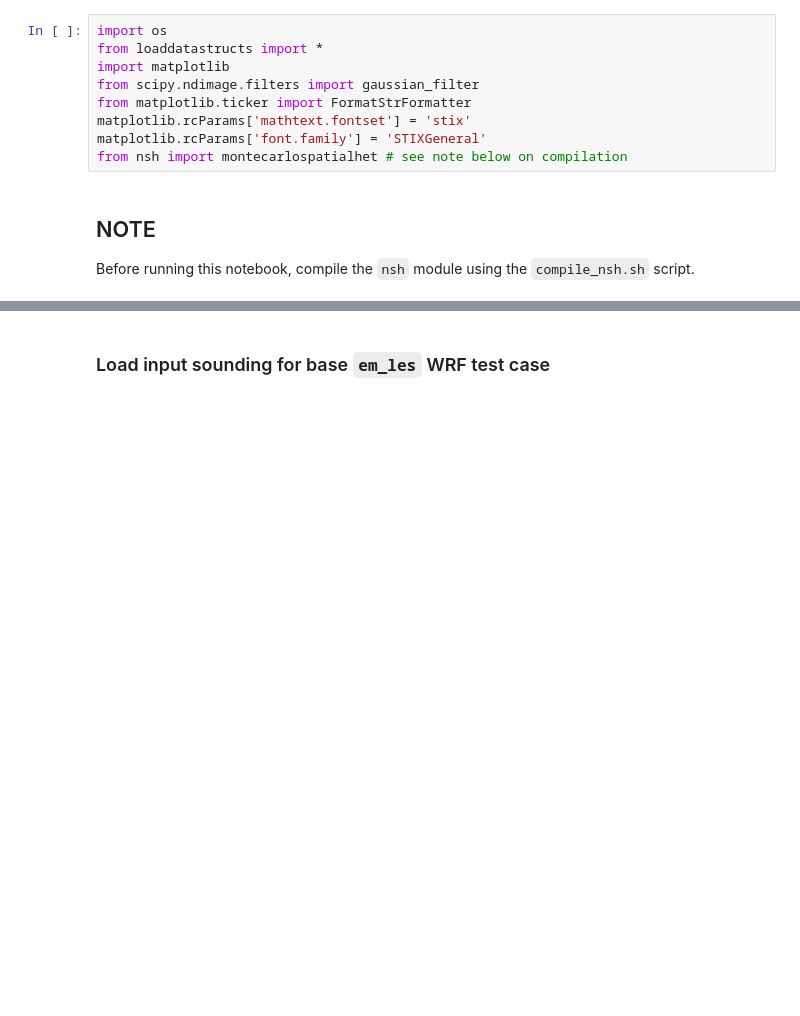
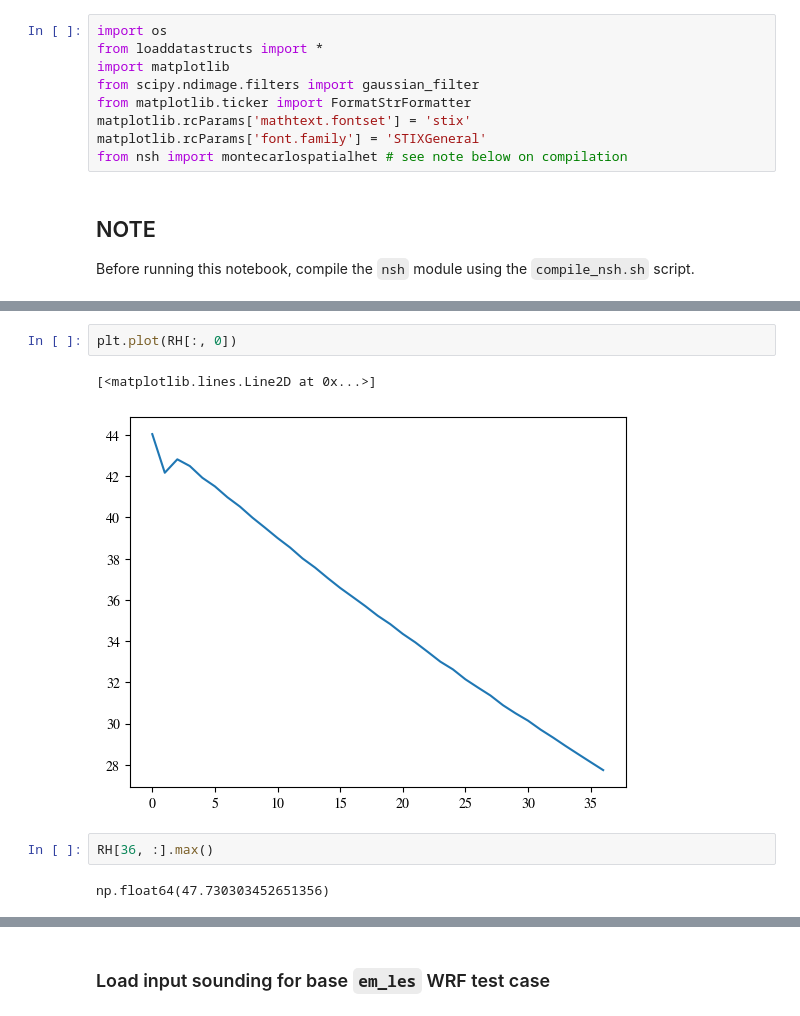
Before and after one commit to samfrederick/paper-sh-impacts-aerosol, a Jupyter notebook: 1_submitted_paper/scripts/paper-figures-bulk.ipynb, the cells around one changed output, grey strips where cells are left out. Drawn from its saved outputs; the diff is of its cells as text; blank space fills up the shorter version.

```diff
--- a/1_submitted_paper/scripts/paper-figures-bulk.ipynb
+++ b/1_submitted_paper/scripts/paper-figures-bulk.ipynb
@@ -83,0 +153,9 @@ Cat1.addScenario(scenario_name=scenario,
+# %%
+plt.plot(RH[:, 0])
+# %% [output]
+[<matplotlib.lines.Line2D at 0x...>]
+[figure, added]
+# %%
+RH[36, :].max()
+# %% [output]
+np.float64(47.730303452651356)
```
Also changed, not shown: parts of 8 cells of this notebook.
